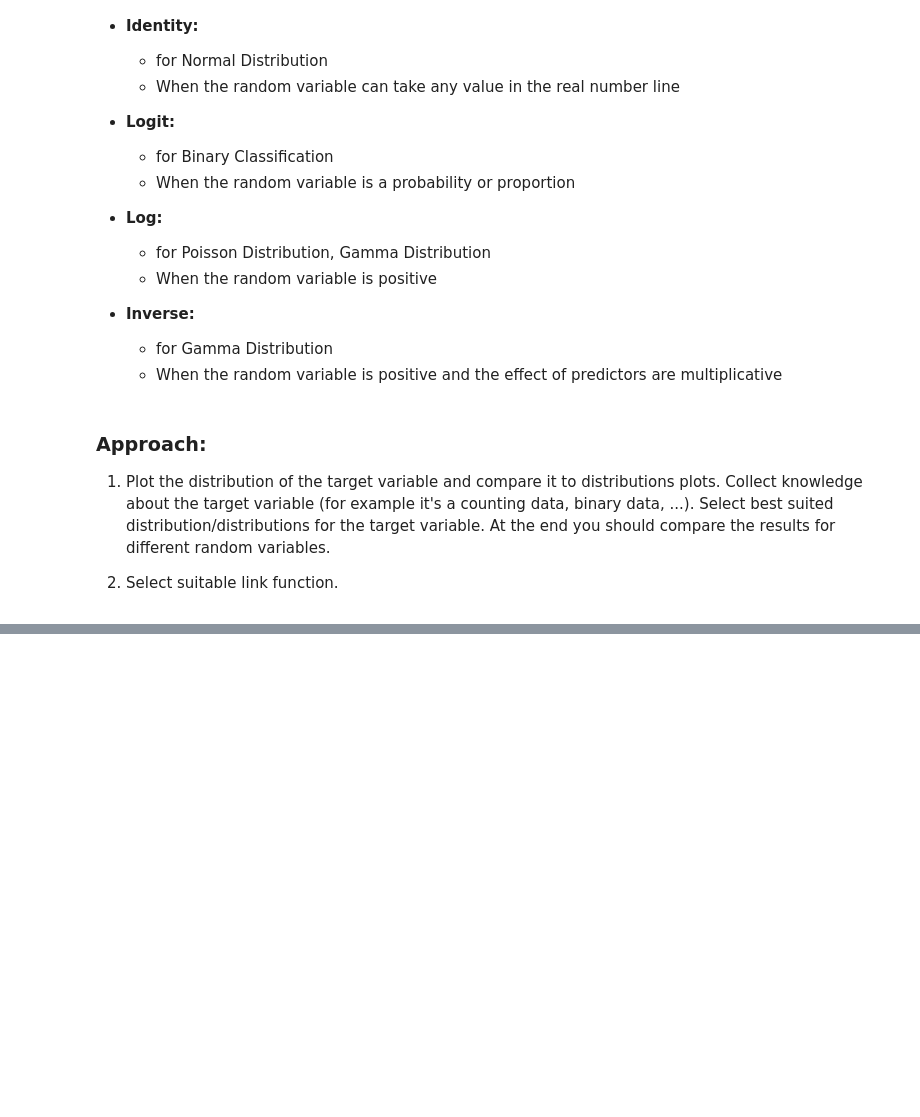
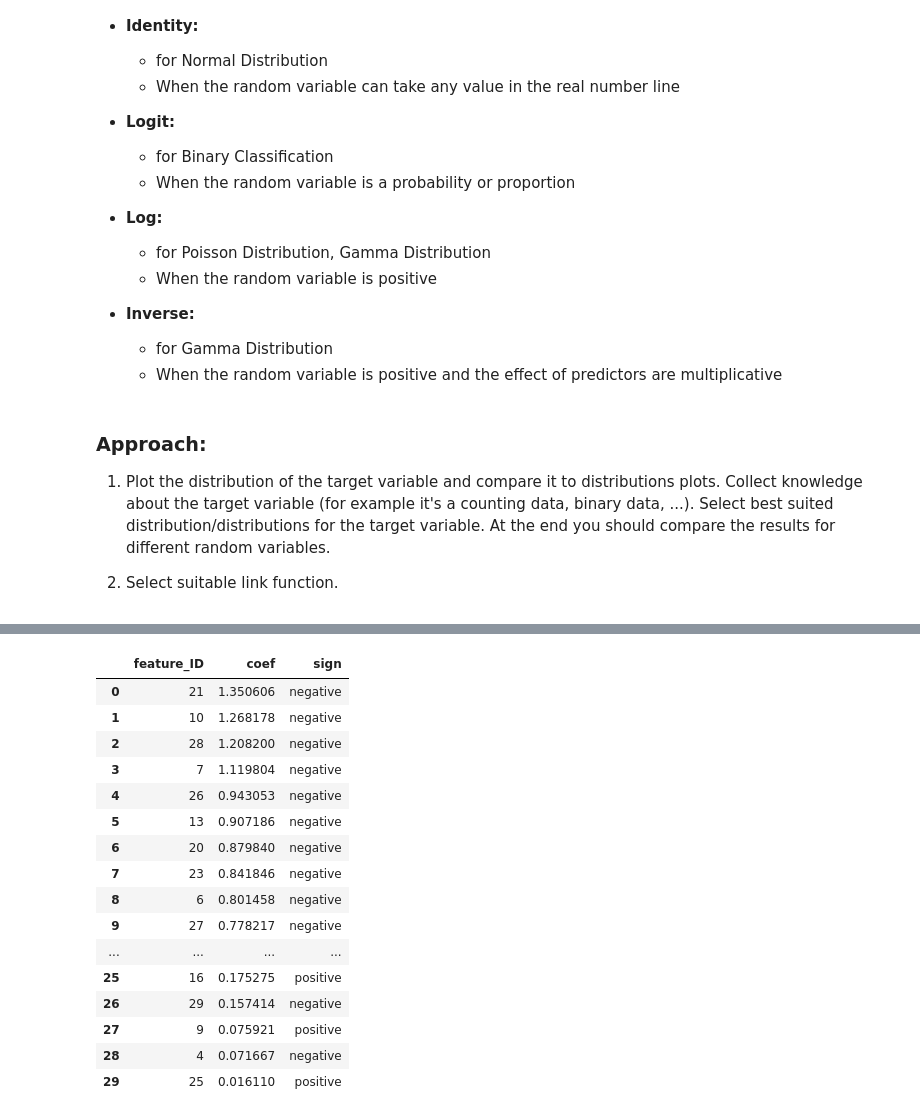
Before and after one commit to Erfan-Taherirani/Personal_ML_Notes, a Jupyter notebook: supervised_learning/classification/GLMs.ipynb, the cells around one changed output, grey strips where cells are left out. Cells and saved outputs as stored; diff of their text form; code cells hidden in the pictures; blank space fills up the shorter version.

```diff
--- a/supervised_learning/classification/GLMs.ipynb
+++ b/supervised_learning/classification/GLMs.ipynb
@@ -66,0 +189,43 @@
+# %%
+# model training
+logreg_l2 = LogisticRegression(
+    C=1, # inverse regularization strength
+    class_weight=None, # set it to 'balanced' to compare the results
+    random_state=42,
+    l1_ratio=0, # by default it has l2 regularization
+)
+
+logreg_l2.fit(X_train_scaled, y_train)
+
+sign_status = []
+for coef in logreg_l2.coef_.ravel():
+    if coef > 0:
+        sign_status.append("positive")
+    elif coef == 0:
+        sign_status.append("zero")
+    elif coef < 0:
+        sign_status.append("negative")
+
+coefficient_df = pd.DataFrame(
+    data=abs(logreg_l2.coef_.ravel()), columns=["coef"]
+)
+coefficient_df['sign'] = sign_status
+coefficient_df.sort_values(by="coef", ascending=False).reset_index(names="feature_ID")
+# %% [output]
+|  | feature_ID | coef | sign |
+| 0 | 21 | 1.350606 | negative |
+| 1 | 10 | 1.268178 | negative |
+| 2 | 28 | 1.208200 | negative |
+| 3 | 7 | 1.119804 | negative |
+| 4 | 26 | 0.943053 | negative |
+| 5 | 13 | 0.907186 | negative |
+| 6 | 20 | 0.879840 | negative |
+| 7 | 23 | 0.841846 | negative |
+| 8 | 6 | 0.801458 | negative |
+| 9 | 27 | 0.778217 | negative |
+| ... | ... | ... | ... |
+| 25 | 16 | 0.175275 | positive |
+| 26 | 29 | 0.157414 | negative |
+| 27 | 9 | 0.075921 | positive |
+| 28 | 4 | 0.071667 | negative |
+| 29 | 25 | 0.016110 | positive |
```
Also changed, not shown: parts of 13 cells of this notebook.
